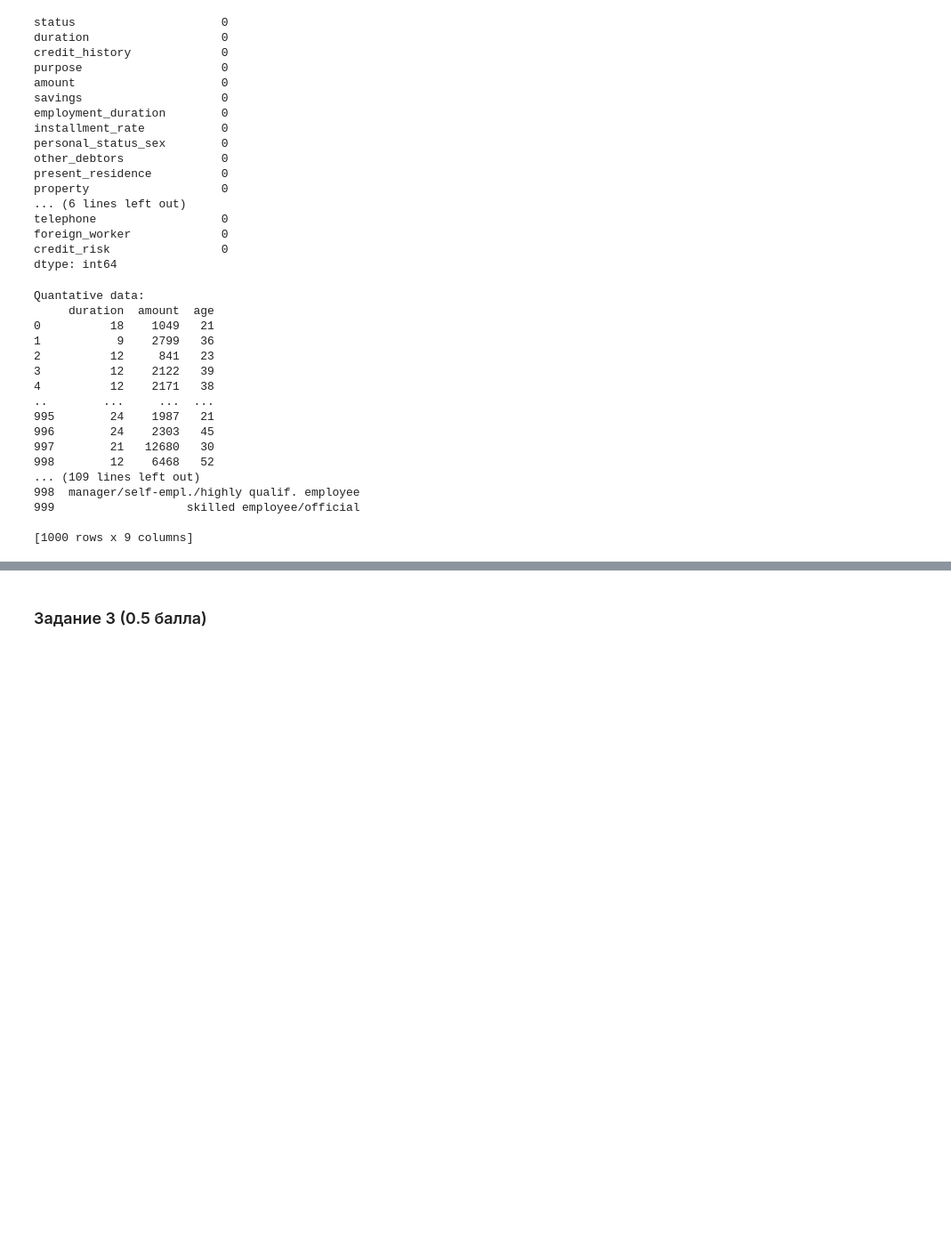
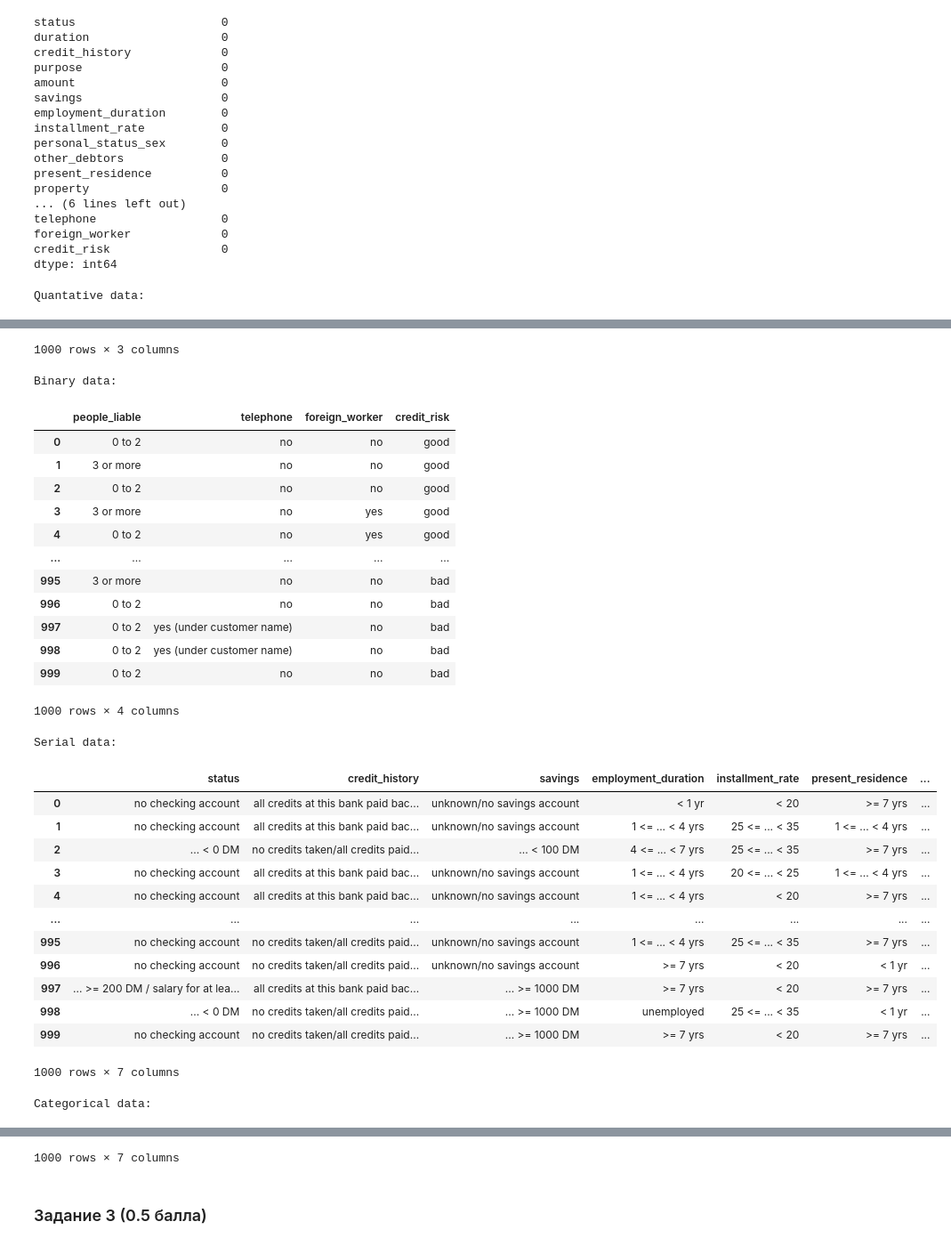
Before and after one commit to LostImagin4tion/iad-intro-ds, a Jupyter notebook: 2023/homeworks/hw03-plots/hw03-EDA.ipynb, the cells around one changed output, grey strips where cells are left out. Shown at 89% size. Saved outputs shown, nothing was run; the diff lists cells and outputs as text; code cells hidden in the pictures; blank space fills up the shorter version.

```diff
--- a/2023/homeworks/hw03-plots/hw03-EDA.ipynb
+++ b/2023/homeworks/hw03-plots/hw03-EDA.ipynb
@@ -100,11 +100,11 @@ credit_risk                0
 dtype: int64
 # %%
 serial_data = data.loc[:, data.columns.isin(
-    ['savings', 'employment_duration', 'installment_rate', 'present_residence', 'number_credits', 'people_liable']
+    ['status', 'savings', 'employment_duration', 'installment_rate', 'present_residence', 'number_credits', 'credit_history']
 )]
 
 categorical_data = data.loc[:, data.columns.isin(
-    ['status', 'credit_history', 'purpose', 'personal_status_sex', 'other_debtors', 'property', 'other_installment_plans', 'housing', 'job']
+    ['purpose', 'personal_status_sex', 'other_debtors', 'property', 'other_installment_plans', 'housing', 'job']
 )]
 
 binary_data = pd.DataFrame(None)
@@ -127,31 +127,15 @@ quantative_data = quantative_data.loc[:, ~quantative_data.columns.isin(
 )]
 
 print("Quantative data:")
-print(quantative_data)
+display(quantative_data)
 
 print("Binary data:")
-print(binary_data)
+display(binary_data)
 
 print("Serial data:")
-print(serial_data)
+display(serial_data)
 
 print("Categorical data:")
-print(categorical_data)
+display(categorical_data)
 # %% [output]
 Quantative data:
-     duration  amount  age
-0          18    1049   21
-1           9    2799   36
-2          12     841   23
-3          12    2122   39
-4          12    2171   38
-..        ...     ...  ...
-995        24    1987   21
-996        24    2303   45
-997        21   12680   30
-998        12    6468   52
-... (109 lines left out)
-998  manager/self-empl./highly qualif. employee
-999                   skilled employee/official
-
-[1000 rows x 9 columns]
@@ -157,0 +154,30 @@ Quantative data:
+1000 rows × 3 columns
+Binary data:
+|  | people_liable | telephone | foreign_worker | credit_risk |
+| 0 | 0 to 2 | no | no | good |
+| 1 | 3 or more | no | no | good |
+| 2 | 0 to 2 | no | no | good |
+| 3 | 3 or more | no | yes | good |
+| 4 | 0 to 2 | no | yes | good |
+| ... | ... | ... | ... | ... |
+| 995 | 3 or more | no | no | bad |
+| 996 | 0 to 2 | no | no | bad |
+| 997 | 0 to 2 | yes (under customer name) | no | bad |
+| 998 | 0 to 2 | yes (under customer name) | no | bad |
+| 999 | 0 to 2 | no | no | bad |
+1000 rows × 4 columns
+Serial data:
+|  | status | credit_history | savings | employment_duration | installment_rate | present_residence | ... |
+| 0 | no checking account | all credits at this bank paid bac... | unknown/no savings account | < 1 yr | < 20 | >= 7 yrs | ... |
+| 1 | no checking account | all credits at this bank paid bac... | unknown/no savings account | 1 <= ... < 4 yrs | 25 <= ... < 35 | 1 <= ... < 4 yrs | ... |
+| 2 | ... < 0 DM | no credits taken/all credits paid... | ... < 100 DM | 4 <= ... < 7 yrs | 25 <= ... < 35 | >= 7 yrs | ... |
+| 3 | no checking account | all credits at this bank paid bac... | unknown/no savings account | 1 <= ... < 4 yrs | 20 <= ... < 25 | 1 <= ... < 4 yrs | ... |
+| 4 | no checking account | all credits at this bank paid bac... | unknown/no savings account | 1 <= ... < 4 yrs | < 20 | >= 7 yrs | ... |
+| ... | ... | ... | ... | ... | ... | ... | ... |
+| 995 | no checking account | no credits taken/all credits paid... | unknown/no savings account | 1 <= ... < 4 yrs | 25 <= ... < 35 | >= 7 yrs | ... |
+| 996 | no checking account | no credits taken/all credits paid... | unknown/no savings account | >= 7 yrs | < 20 | < 1 yr | ... |
+| 997 | ... >= 200 DM / salary for at lea... | all credits at this bank paid bac... | ... >= 1000 DM | >= 7 yrs | < 20 | >= 7 yrs | ... |
+| 998 | ... < 0 DM | no credits taken/all credits paid... | ... >= 1000 DM | unemployed | 25 <= ... < 35 | < 1 yr | ... |
+| 999 | no checking account | no credits taken/all credits paid... | ... >= 1000 DM | >= 7 yrs | < 20 | >= 7 yrs | ... |
+1000 rows × 7 columns
+Categorical data:
@@ -158,3 +196,4 @@ Quantative data:
+1000 rows × 7 columns
 # %% [markdown]
 ### Задание 3 (0.5 балла)
 # %% [markdown]
```
Also changed, not shown: parts of 13 cells of this notebook.
